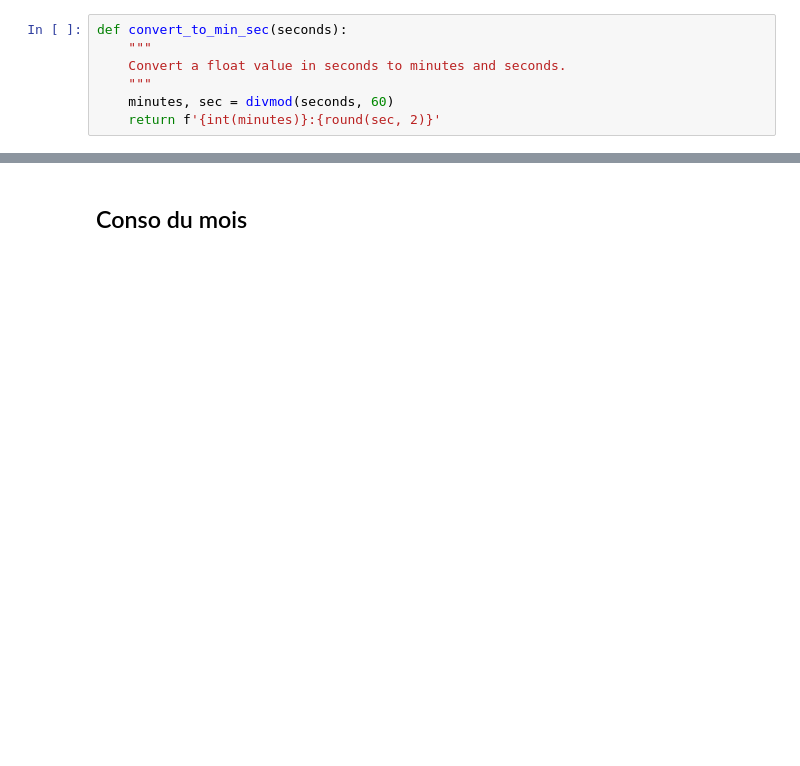
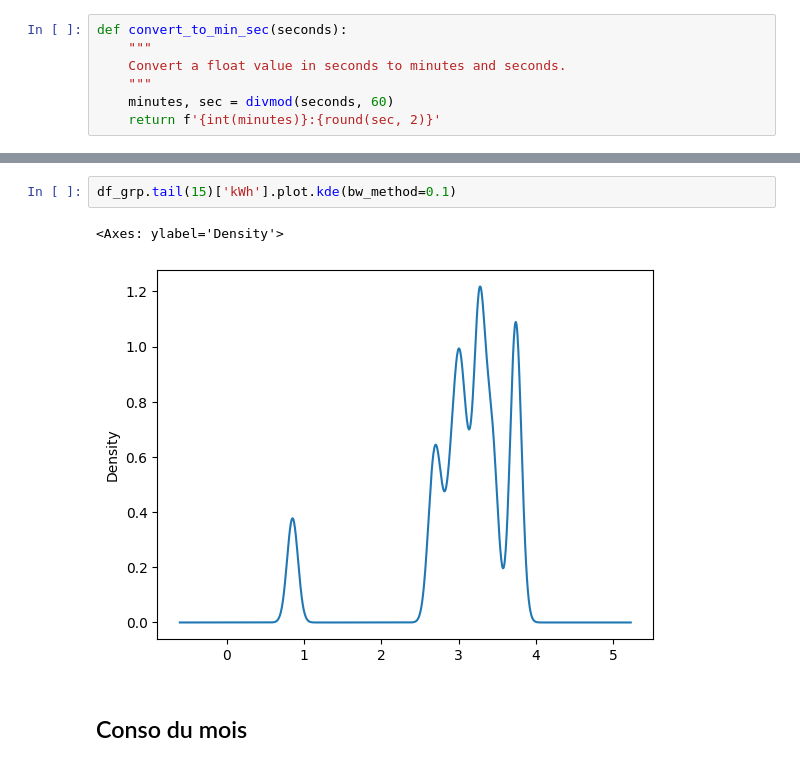
Before and after one commit to jdavid54/jupyter_notebooks2, a Jupyter notebook: conso_kwh_mini.ipynb, the cells around one changed output, grey strips where cells are left out. Cells and saved outputs as stored; diff of their text form; blank space fills up the shorter version.

```diff
--- a/conso_kwh_mini.ipynb
+++ b/conso_kwh_mini.ipynb
@@ -1588,3 +1563,8 @@ plt.hist(df_grp.tail(15)['kWh'], bins=20, color='blue', edgecolor='black')
+# %%
+df_grp.tail(15)['kWh'].plot.kde(bw_method=0.1)
+# %% [output]
+<Axes: ylabel='Density'>
+[figure, added]
 # %% [markdown]
 ## Conso du mois
 # %%
```
Also changed, not shown: parts of 152 cells of this notebook, 16 other files.
